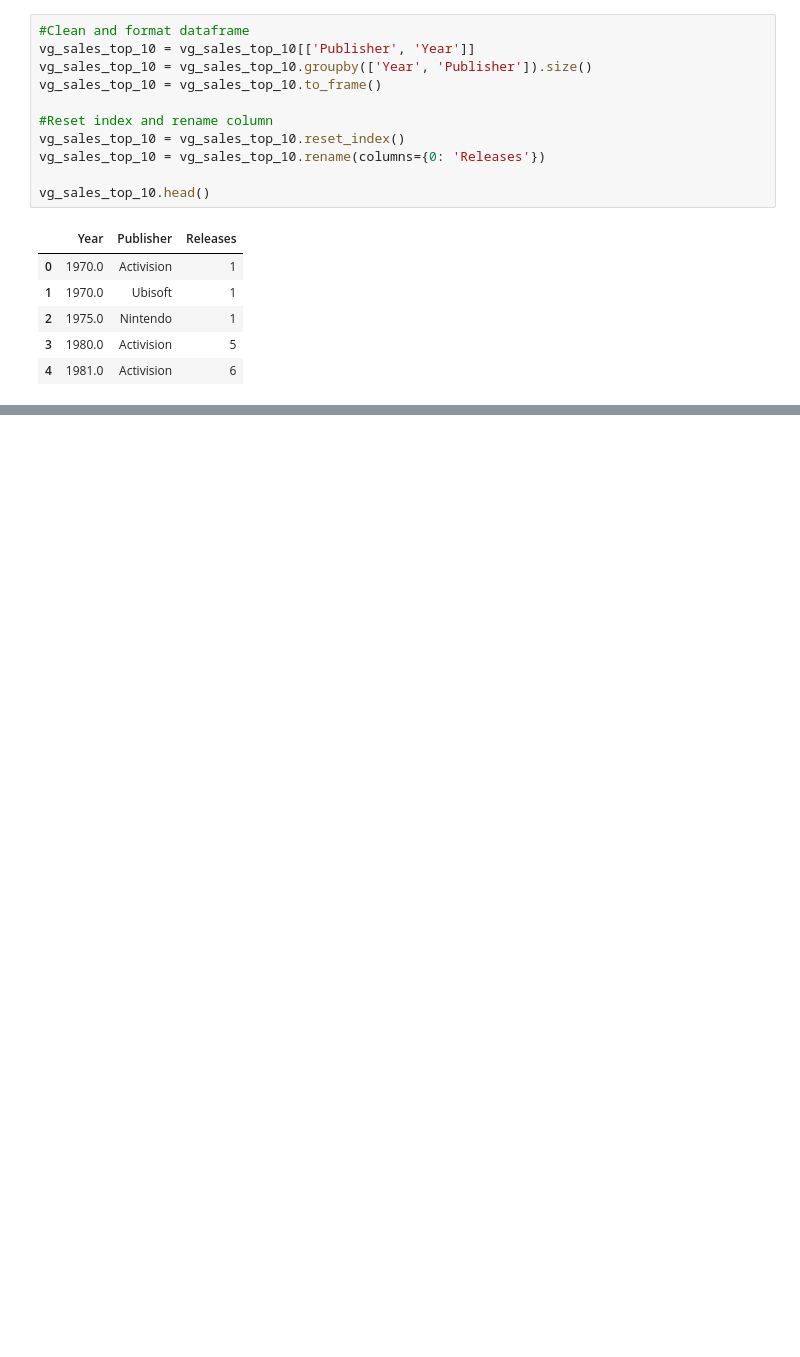
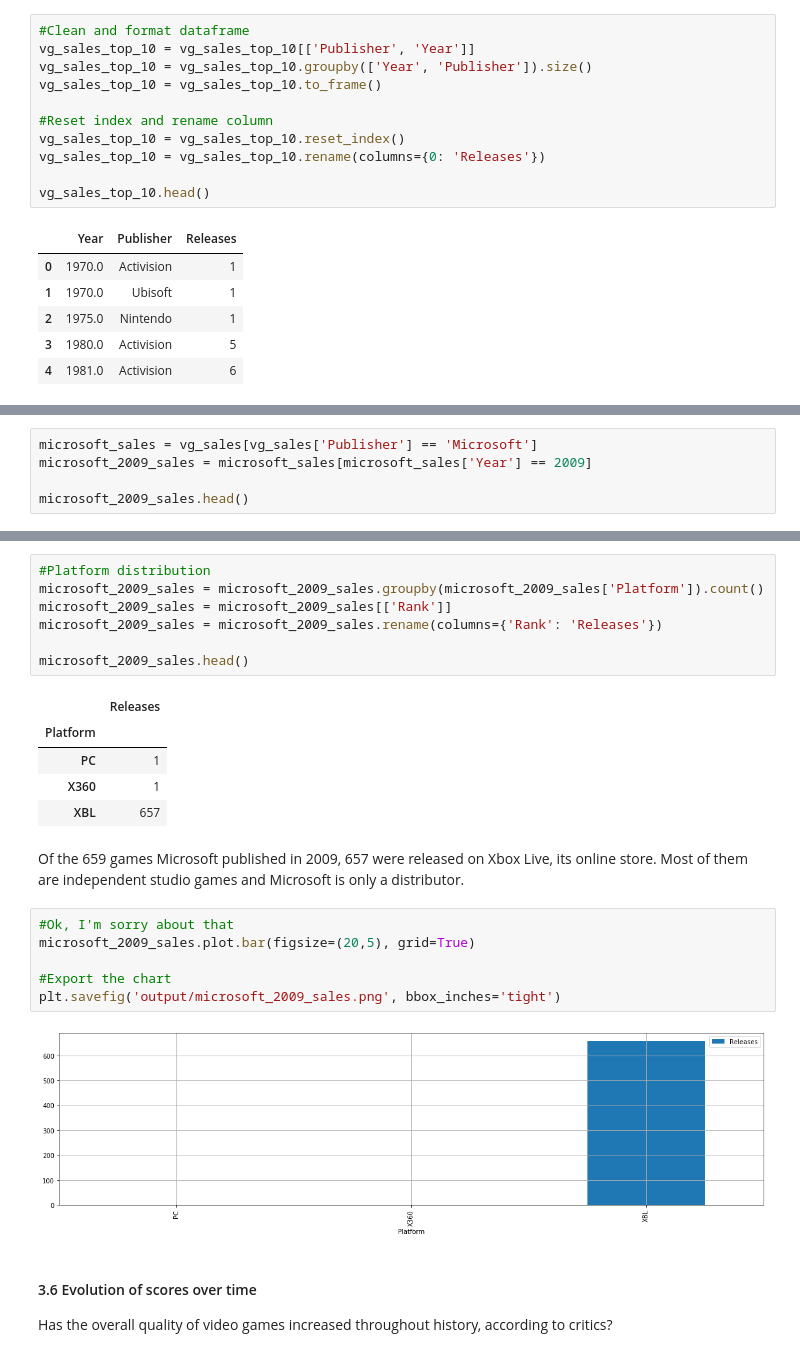
Before and after one commit to lozgarrido/waka, a Jupyter notebook: main.ipynb, the cells around one changed output, grey strips where cells are left out. Cells and saved outputs as stored; diff of their text form; blank space fills up the shorter version.

```diff
--- a/main.ipynb
+++ b/main.ipynb
@@ -203,0 +215,5 @@ sns.lineplot(x='Year', y='Releases', hue='Publisher', data=vg_sales_top_10);
+# %%
+microsoft_sales = vg_sales[vg_sales['Publisher'] == 'Microsoft']
+microsoft_2009_sales = microsoft_sales[microsoft_sales['Year'] == 2009]
+
+microsoft_2009_sales.head()
@@ -203,0 +227,26 @@ sns.lineplot(x='Year', y='Releases', hue='Publisher', data=vg_sales_top_10);
+# %%
+#Platform distribution
+microsoft_2009_sales = microsoft_2009_sales.groupby(microsoft_2009_sales['Platform']).count()
+microsoft_2009_sales = microsoft_2009_sales[['Rank']]
+microsoft_2009_sales = microsoft_2009_sales.rename(columns={'Rank': 'Releases'})
+
+microsoft_2009_sales.head()
+# %% [output]
+|  | Releases |
+| Platform |  |
+| PC | 1 |
+| X360 | 1 |
+| XBL | 657 |
+# %% [markdown]
+Of the 659 games Microsoft published in 2009, 657 were released on Xbox Live, its online store. Most of them are independent studio games and Microsoft is only a distributor.
+# %%
+#Ok, I'm sorry about that
+microsoft_2009_sales.plot.bar(figsize=(20,5), grid=True)
+
+#Export the chart
+plt.savefig('output/microsoft_2009_sales.png', bbox_inches='tight')
+# %% [output]
+[figure, added]
+# %% [markdown]
+#### 3.6 Evolution of scores over time
+Has the overall quality of video games increased throughout history, according to critics?
```
Also changed, not shown: parts of 12 cells of this notebook, 8 other files.
